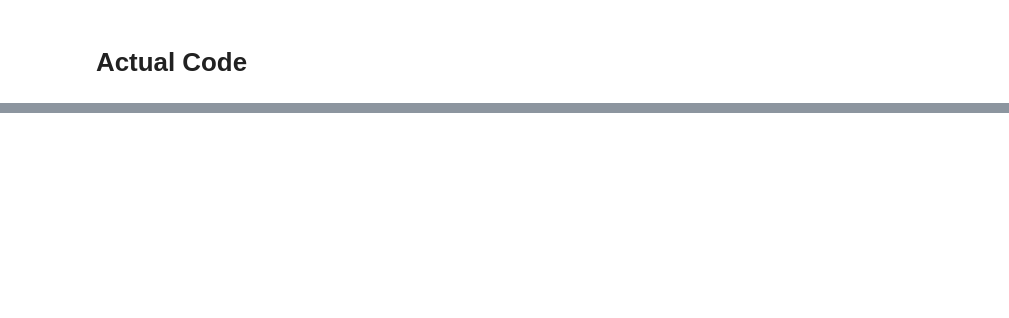
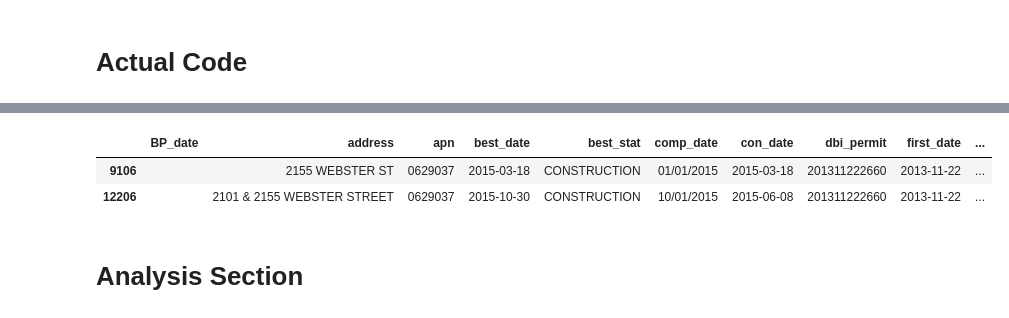
Before and after one commit to sfbrigade/datasci-housing-pipeline, a Jupyter notebook: data/data_model.ipynb, the cells around one changed output, grey strips where cells are left out. Cells and saved outputs as stored; diff of their text form; code cells hidden in the pictures; blank space fills up the shorter version.

```diff
--- a/data/data_model.ipynb
+++ b/data/data_model.ipynb
@@ -254,0 +432,8 @@ main()
+# %%
+new_df[new_df['dbi_permit']=='201311222660']
+# %% [output]
+|  | BP_date | address | apn | best_date | best_stat | comp_date | con_date | dbi_permit | first_date | ... |
+| 9106 |  | 2155 WEBSTER ST | 0629037 | 2015-03-18 | CONSTRUCTION | 01/01/2015 | 2015-03-18 | 201311222660 | 2013-11-22 | ... |
+| 12206 |  | 2101 & 2155 WEBSTER STREET | 0629037 | 2015-10-30 | CONSTRUCTION | 10/01/2015 | 2015-06-08 | 201311222660 | 2013-11-22 | ... |
+# %% [markdown]
+# Analysis Section
```
Also changed, not shown: parts of 27 cells of this notebook, 18 other files.
